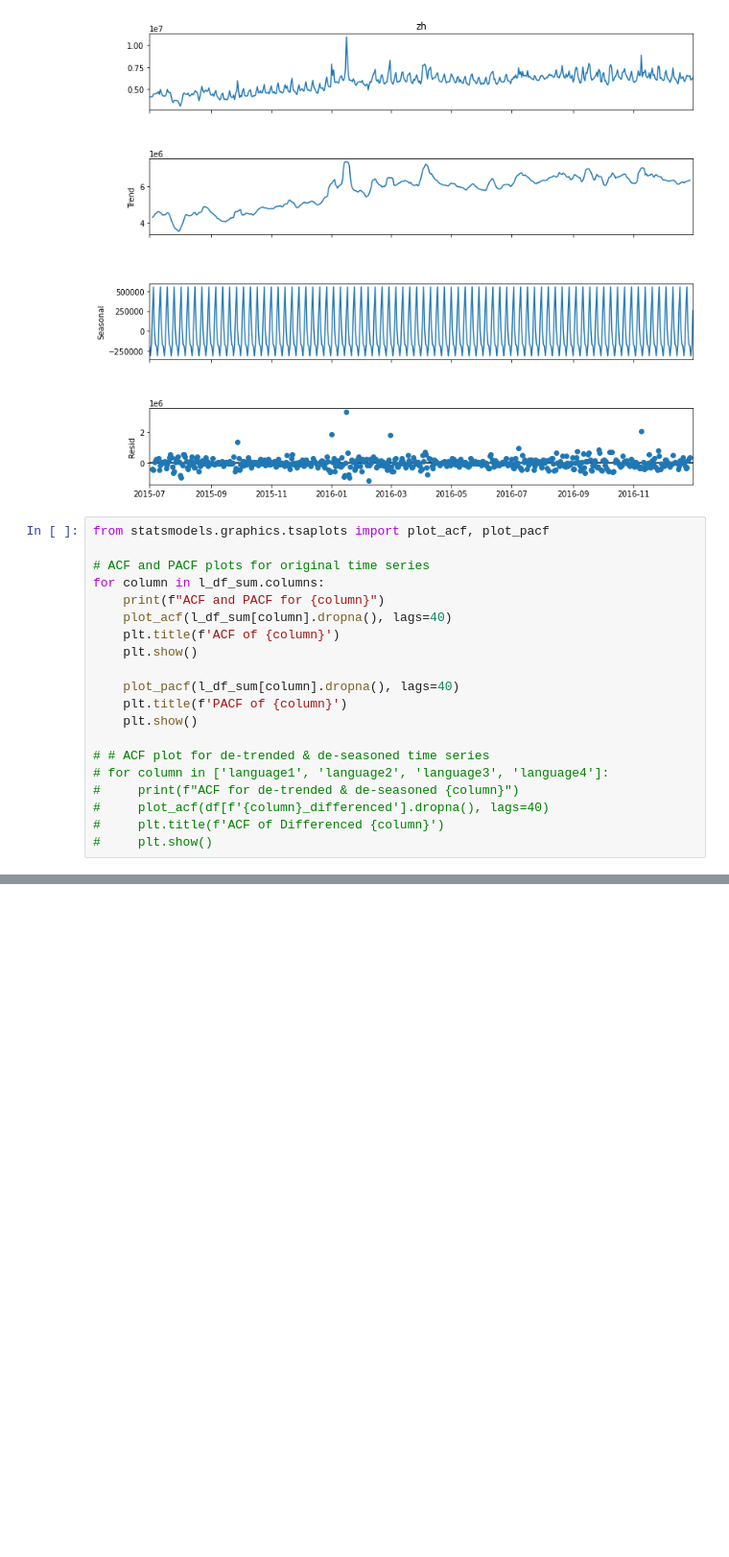
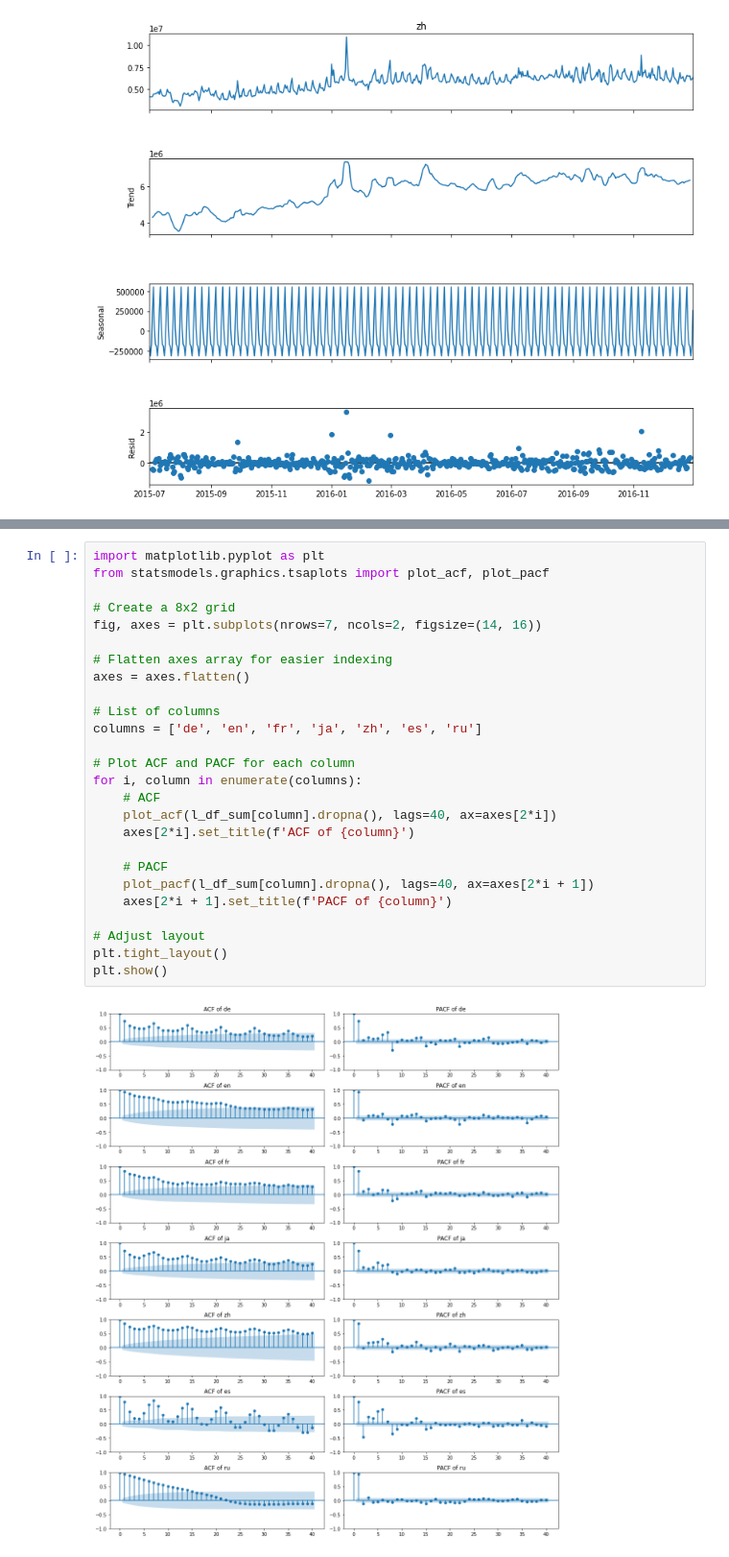
Before and after one commit to atomikkus/time_series, a Jupyter notebook: adease.ipynb, the cells around one changed output, grey strips where cells are left out. Shown at 96% size. Cells and saved outputs as stored; diff of their text form; blank space fills up the shorter version.

```diff
--- a/adease.ipynb
+++ b/adease.ipynb
@@ -269,23 +269,3 @@ for i in ['de', 'en', 'fr', 'ja', 'zh']:
 [figure]
 [figure]
 [figure]
-# %%
-from statsmodels.graphics.tsaplots import plot_acf, plot_pacf
-
-# ACF and PACF plots for original time series
-for column in l_df_sum.columns:
-    print(f"ACF and PACF for {column}")
-    plot_acf(l_df_sum[column].dropna(), lags=40)
-    plt.title(f'ACF of {column}')
-    plt.show()
-
-    plot_pacf(l_df_sum[column].dropna(), lags=40)
-    plt.title(f'PACF of {column}')
-    plt.show()
-
-# # ACF plot for de-trended & de-seasoned time series
-# for column in ['language1', 'language2', 'language3', 'language4']:
-#     print(f"ACF for de-trended & de-seasoned {column}")
-#     plot_acf(df[f'{column}_differenced'].dropna(), lags=40)
-#     plt.title(f'ACF of Differenced {column}')
-#     plt.show()
@@ -306,2 +272,30 @@ ACF and PACF for fr
+# %%
+import matplotlib.pyplot as plt
+from statsmodels.graphics.tsaplots import plot_acf, plot_pacf
+
+# Create a 8x2 grid
+fig, axes = plt.subplots(nrows=7, ncols=2, figsize=(14, 16))
+
+# Flatten axes array for easier indexing
+axes = axes.flatten()
+
+# List of columns
+columns = ['de', 'en', 'fr', 'ja', 'zh', 'es', 'ru']
+
+# Plot ACF and PACF for each column
+for i, column in enumerate(columns):
+    # ACF
+    plot_acf(l_df_sum[column].dropna(), lags=40, ax=axes[2*i])
+    axes[2*i].set_title(f'ACF of {column}')
+
+    # PACF
+    plot_pacf(l_df_sum[column].dropna(), lags=40, ax=axes[2*i + 1])
+    axes[2*i + 1].set_title(f'PACF of {column}')
+
+# Adjust layout
+plt.tight_layout()
+plt.show()
+# %% [output]
+[figure, added]
 # %%
 # Function to perform differencing
```
Also changed, not shown: parts of 4 cells of this notebook.
